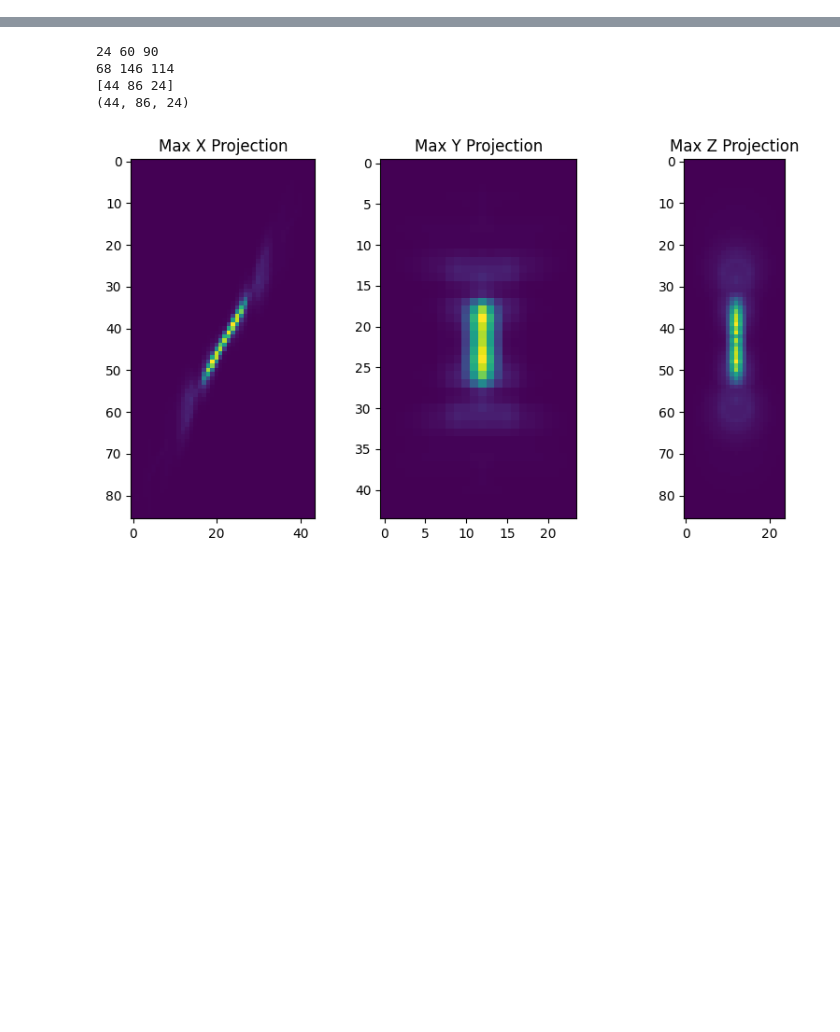
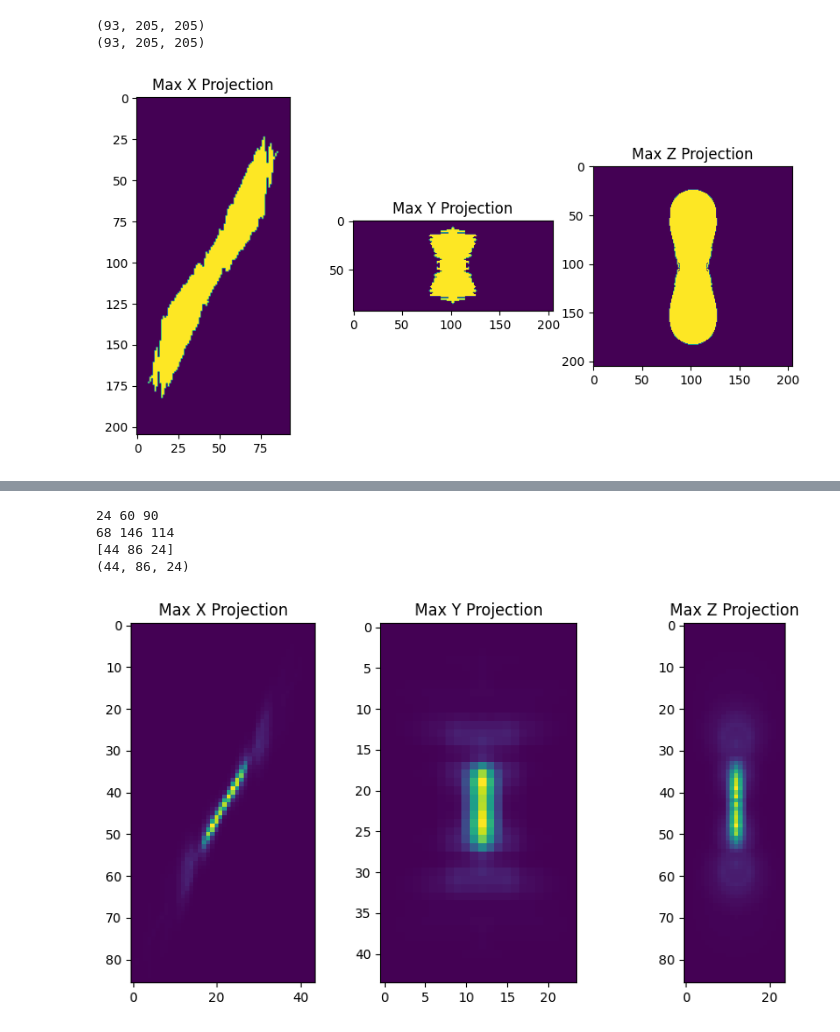
Before and after one commit to BioimageAnalysisCoreWEHI/napari_lattice, a Jupyter notebook: notebooks/psf_cropping.ipynb, the cells around one changed output, grey strips where cells are left out. Drawn from its saved outputs; the diff is of its cells as text; code cells hidden in the pictures; blank space fills up the shorter version.

```diff
--- a/notebooks/psf_cropping.ipynb
+++ b/notebooks/psf_cropping.ipynb
@@ -22,0 +58,12 @@ NameError: name 'psf' is not defined
+# %%
+#Using % of 3e-4 and plotting how filtered psf will look like
+psf_max = psf.max()
+psf_threshold = psf_max * 3e-4
+psf_filtered = psf>psf_threshold
+plot_montage_projections(psf_filtered)
+print(psf.shape)
+print(psf_filtered.shape)
+# %% [output]
+(93, 205, 205)
+(93, 205, 205)
+[figure, added]
```
Also changed, not shown: parts of 28 cells of this notebook.
